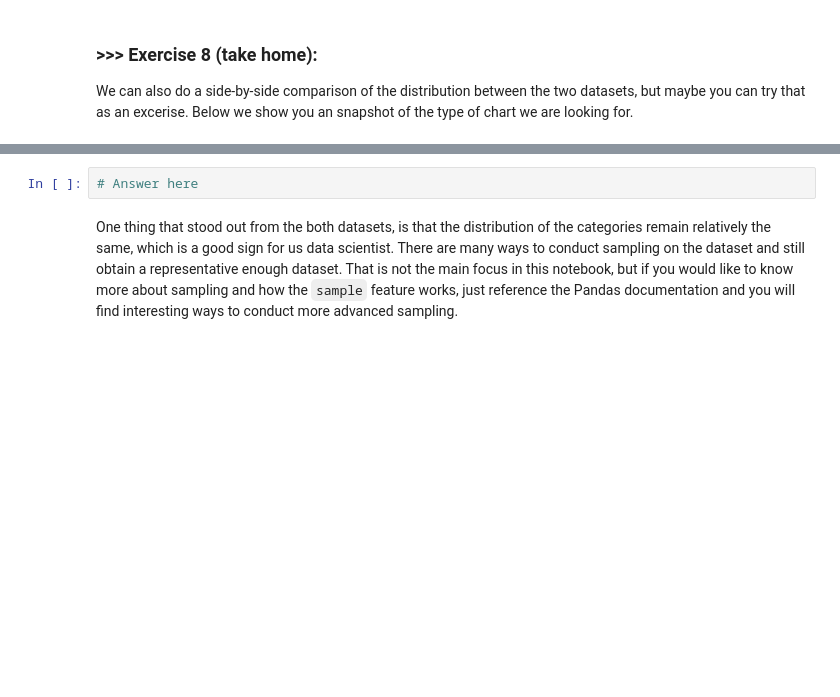
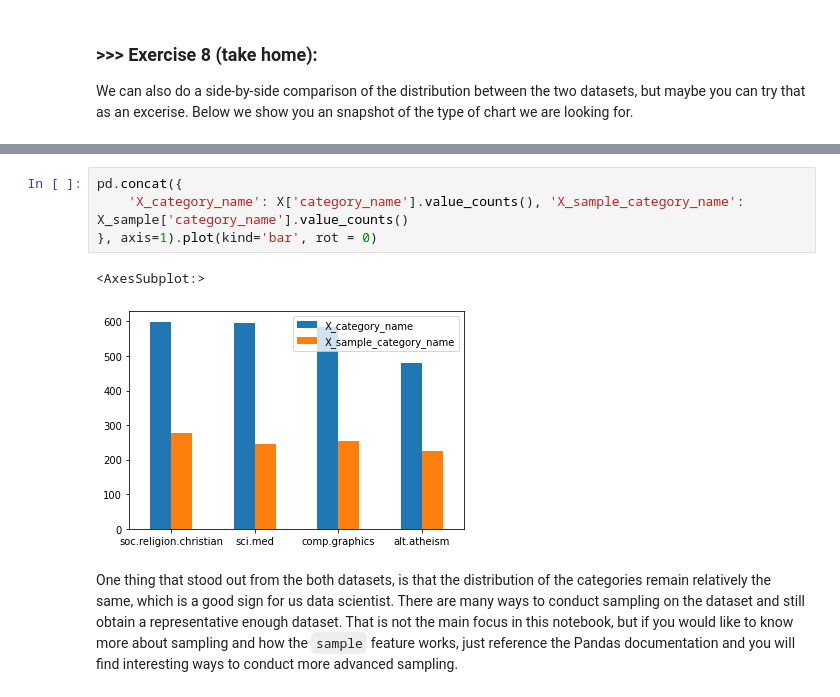
Before and after one commit to 109065431/DM2020-Lab1-Master, a Jupyter notebook: DM2020-Lab1-Master.ipynb, the cells around one changed output, grey strips where cells are left out. Drawn from its saved outputs; the diff is of its cells as text; blank space fills up the shorter version.

```diff
--- a/DM2020-Lab1-Master.ipynb
+++ b/DM2020-Lab1-Master.ipynb
@@ -817,8 +828,13 @@ NameError: name 'upper_bound' is not defined
 We can also do a side-by-side comparison of the distribution between the two datasets, but maybe you can try that as an excerise. Below we show you an snapshot of the type of chart we are looking for.
 # %% [markdown]
 ![alt txt](https://i.imgur.com/9eO431H.png)
-# %%
-# Answer here
+# %%
+pd.concat({
+    'X_category_name': X['category_name'].value_counts(), 'X_sample_category_name': X_sample['category_name'].value_counts()
+}, axis=1).plot(kind='bar', rot = 0)
+# %% [output]
+<AxesSubplot:>
+[figure, added]
 # %% [markdown]
 One thing that stood out from the both datasets, is that the distribution of the categories remain relatively the same, which is a good sign for us data scientist. There are many ways to conduct sampling on the dataset and still obtain a representative enough dataset. That is not the main focus in this notebook, but if you would like to know more about sampling and how the `sample` feature works, just reference the Pandas documentation and you will find interesting ways to conduct more advanced sampling.
 # %% [markdown]
```
Also changed, not shown: parts of 9 cells of this notebook.
